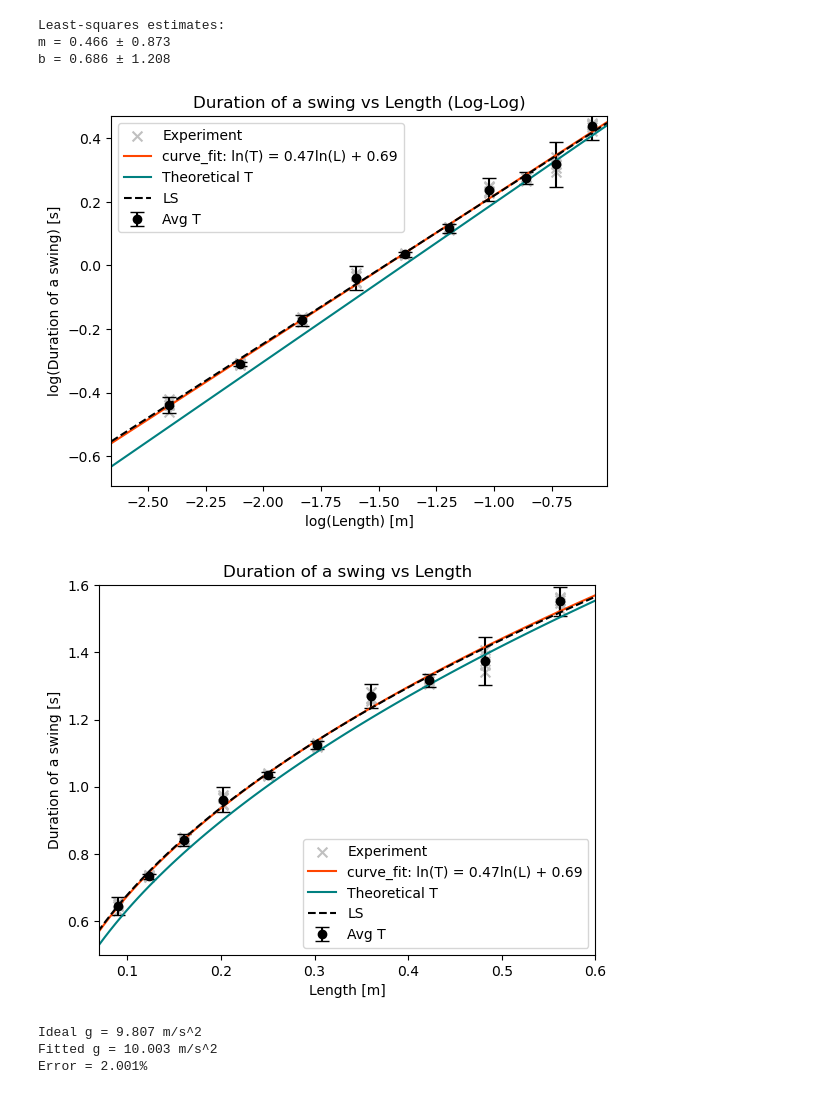
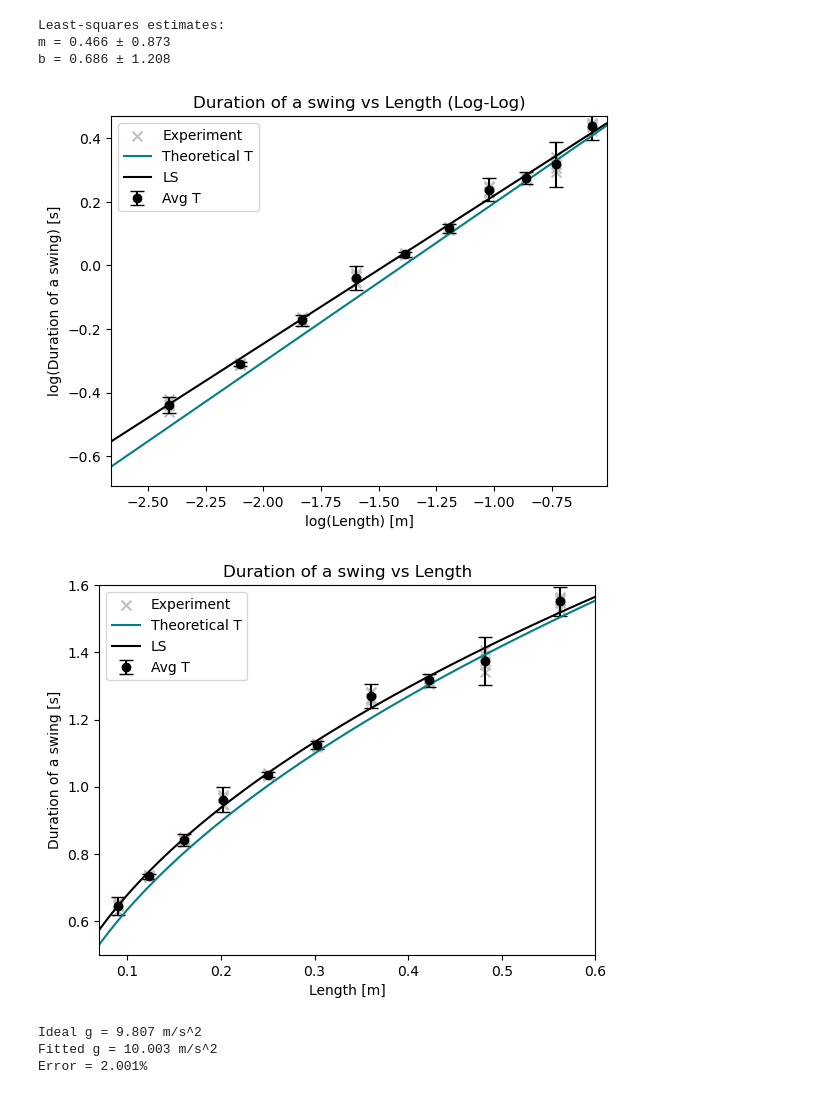
Before and after one commit to hyp0515/exp_phy_ii, a Jupyter notebook: apr1/pedulum.ipynb, the cells around one changed output. Cells and saved outputs as stored; diff of their text form; code cells hidden in the pictures.

```diff
--- a/apr1/pedulum.ipynb
+++ b/apr1/pedulum.ipynb
@@ -150,15 +159,16 @@ b = 0.686 ± 1.208
 # %%
 plt.scatter(np.log(pendulum_length_matrix), np.log(period_1swing.flatten()), s=50, marker='x', color='silver', label='Experiment')
 plt.errorbar(np.log(pendulum_length), np.log(avg_1period), yerr=std_1period, fmt='o', label='Avg T', color='k', capsize=5)
-plt.plot(np.log(l_axis), linear_function(np.log(l_axis), *propt), color='orangered', label=f'curve_fit: ln(T) = {propt[0]:.2f}ln(L) + {propt[1]:.2f}')
+# plt.plot(np.log(l_axis), linear_function(np.log(l_axis), *propt), color='orangered', label=f'curve_fit')
 plt.plot(np.log(l_axis), np.log(t_ideal), label='Theoretical T', color='teal')
-plt.plot(np.log(l_axis), np.dot(np.vander(np.log(l_axis), 2), w), "--k", label="LS")
+plt.plot(np.log(l_axis), np.dot(np.vander(np.log(l_axis), 2), w), "-k", label="LS")
 plt.xlabel('log(Length) [m]')
 plt.ylabel('log(Duration of a swing) [s]')
 plt.title('Duration of a swing vs Length (Log-Log)')
 plt.xlim(left=np.log(0.07), right=np.log(0.6))
 plt.ylim(bottom=np.log(0.5), top=np.log(1.6))
 plt.legend()
+plt.savefig('./figures/ls_log.pdf', transparent=True)
 plt.show()
 # %% [output]
-[figure, old version]
+[figure, new version]
@@ -165,15 +177,16 @@ plt.show()
 # %%
 plt.scatter(pendulum_length_matrix, period_1swing.flatten(), s=50, marker='x', color='silver', label='Experiment')
 plt.errorbar(pendulum_length, avg_1period, yerr=std_1period, fmt='o', label='Avg T', color='k', capsize=5)
-plt.plot(l_axis, np.e**linear_function(np.log(l_axis), *propt), color='orangered', label=f'curve_fit: ln(T) = {propt[0]:.2f}ln(L) + {propt[1]:.2f}')
+# plt.plot(l_axis, np.e**linear_function(np.log(l_axis), *propt), color='orangered', label=f'curve_fit')
 plt.plot(l_axis, t_ideal, label='Theoretical T', color='teal')
-plt.plot(l_axis, np.e**np.dot(np.vander(np.log(l_axis), 2), w), "--k", label="LS")
+plt.plot(l_axis, np.e**np.dot(np.vander(np.log(l_axis), 2), w), "-k", label="LS")
 plt.xlabel('Length [m]')
 plt.ylabel('Duration of a swing [s]')
 plt.title('Duration of a swing vs Length')
 plt.xlim(left=0.07, right=0.6)
 plt.ylim(bottom=0.5, top=1.6)
 plt.legend()
+plt.savefig('./figures/ls.pdf', transparent=True)
 plt.show()
 # %% [output]
-[figure, old version]
+[figure, new version]
```
Also changed, not shown: parts of 24 cells of this notebook, 12 other files.
